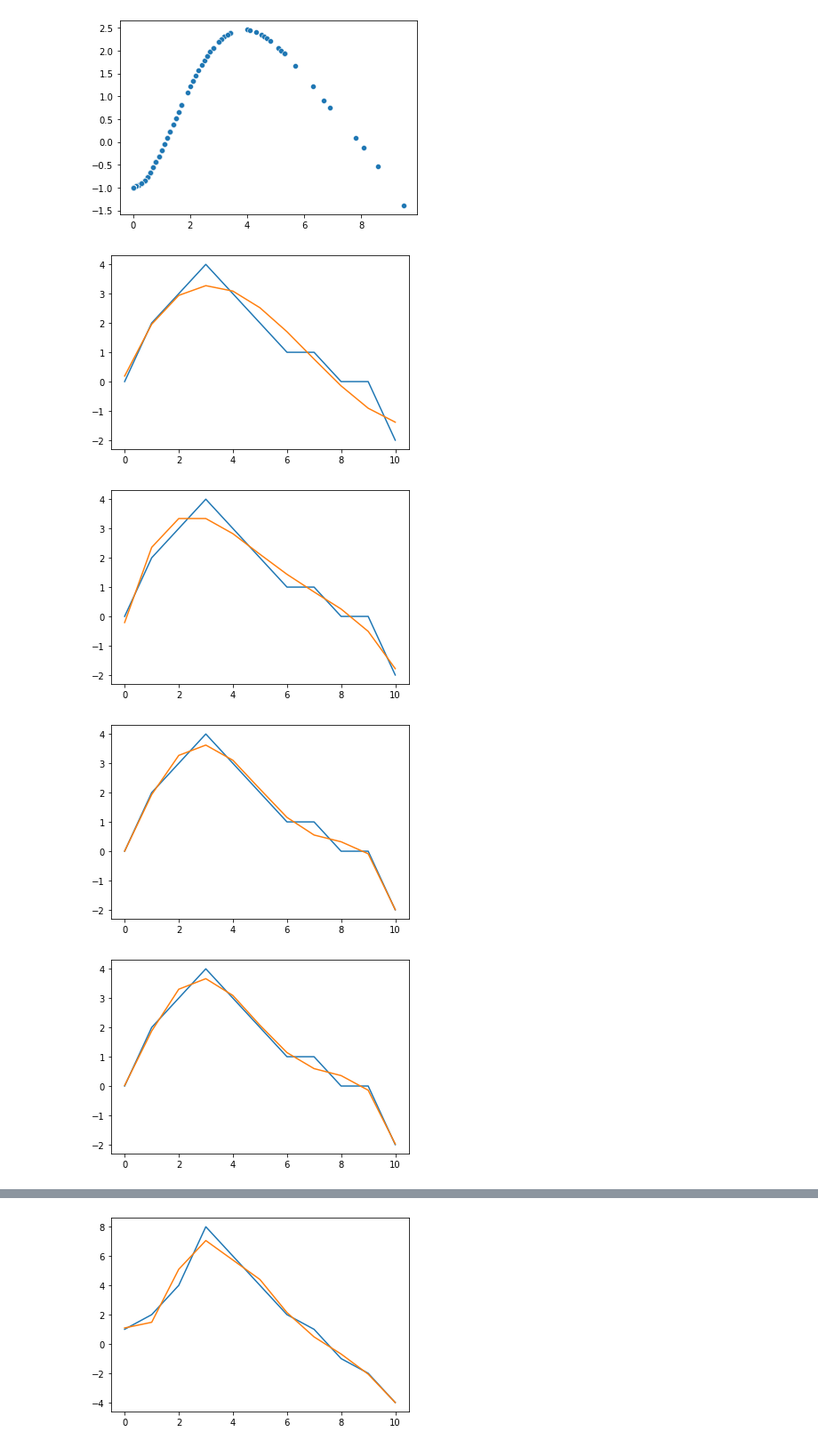
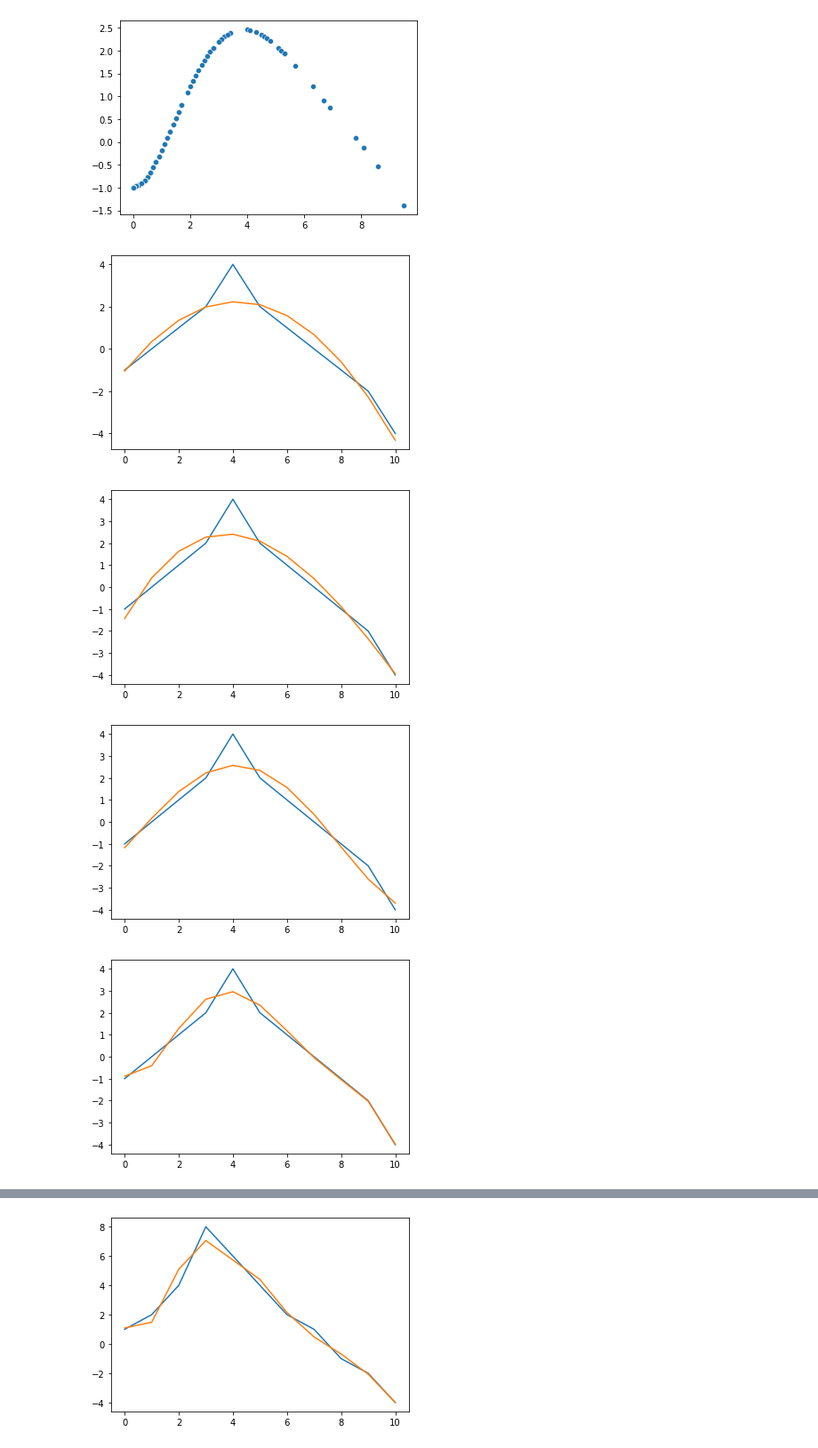
Before and after one commit to chvieira2/livablestreets, a Jupyter notebook: notebooks/Carlos_notebook.ipynb, the cells around one changed output, grey strips where cells are left out. Shown: that part at 89% size. Saved outputs shown, nothing was run; the diff lists cells and outputs as text; code cells hidden in the pictures.

```diff
--- a/notebooks/Carlos_notebook.ipynb
+++ b/notebooks/Carlos_notebook.ipynb
@@ -139,19 +139,19 @@ sns.scatterplot(x=[val/10 for val in list(df_grid['social_life_eating'])], y=con
 # %%
 import numpy as np
 from matplotlib import pyplot as plt
 
 x = [0, 1, 2, 3, 4, 5, 6, 7, 8, 9, 10]
-y = [0, 2, 3, 4, 3, 2, 1, 1, 0, 0, -2]
+y = [-1, 0, 1, 2, 4, 2, 1, 0, -1, -2, -4]
 
 
-for degree in range(3,9):
+for degree in range(2,9):
     model = np.polyfit(x, y, degree)
     predict = np.poly1d(model)
     plt.plot(x, y)
     plt.plot(x, predict(x))
     plt.show()
 # %% [output]
-[figure, old version]
+[figure, new version]
-[figure, old version]
+[figure, new version]
-[figure, old version]
+[figure, new version]
-[figure, old version]
+[figure, new version]
```
Also changed, not shown: parts of 1 cell of this notebook, 28 other files.
